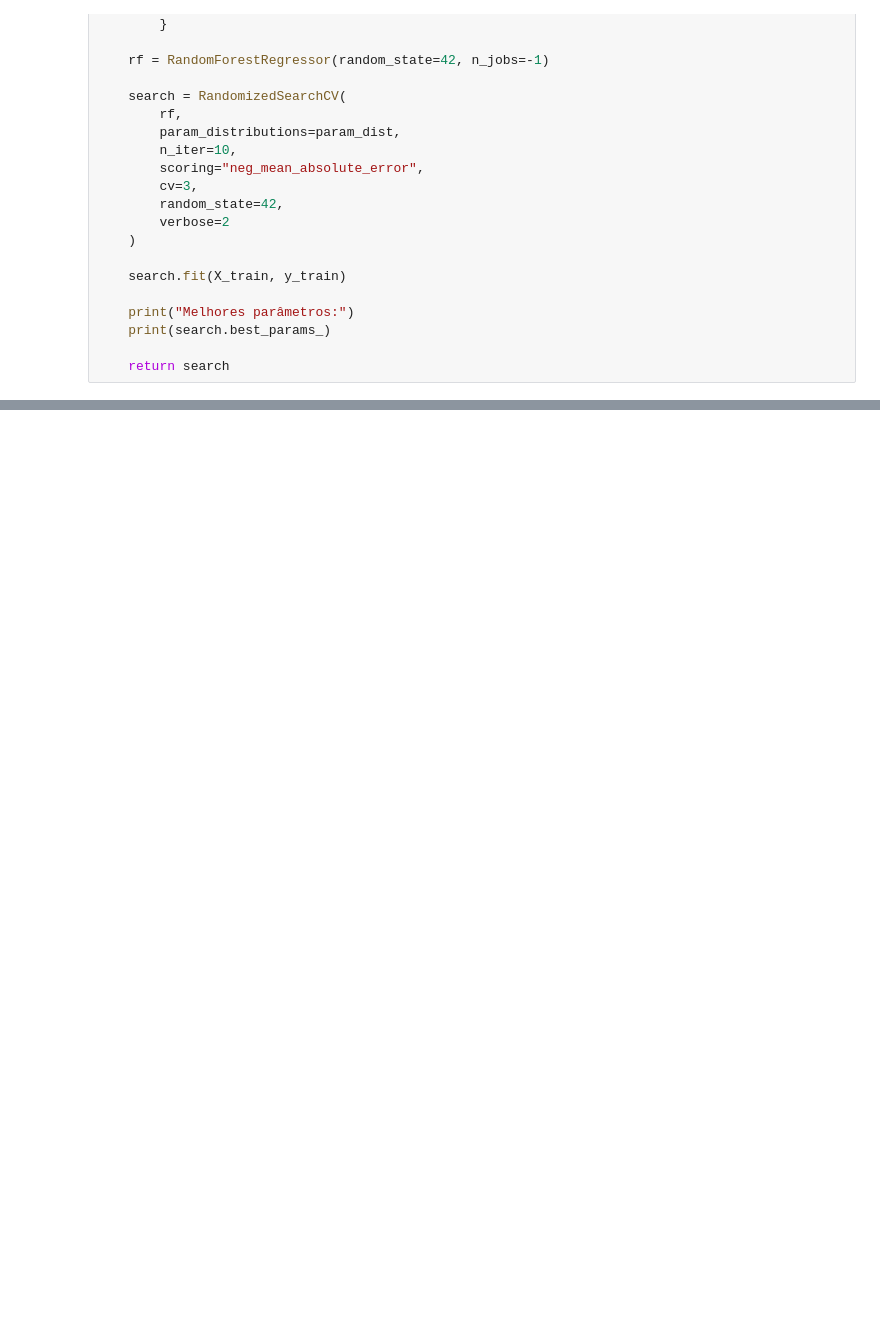
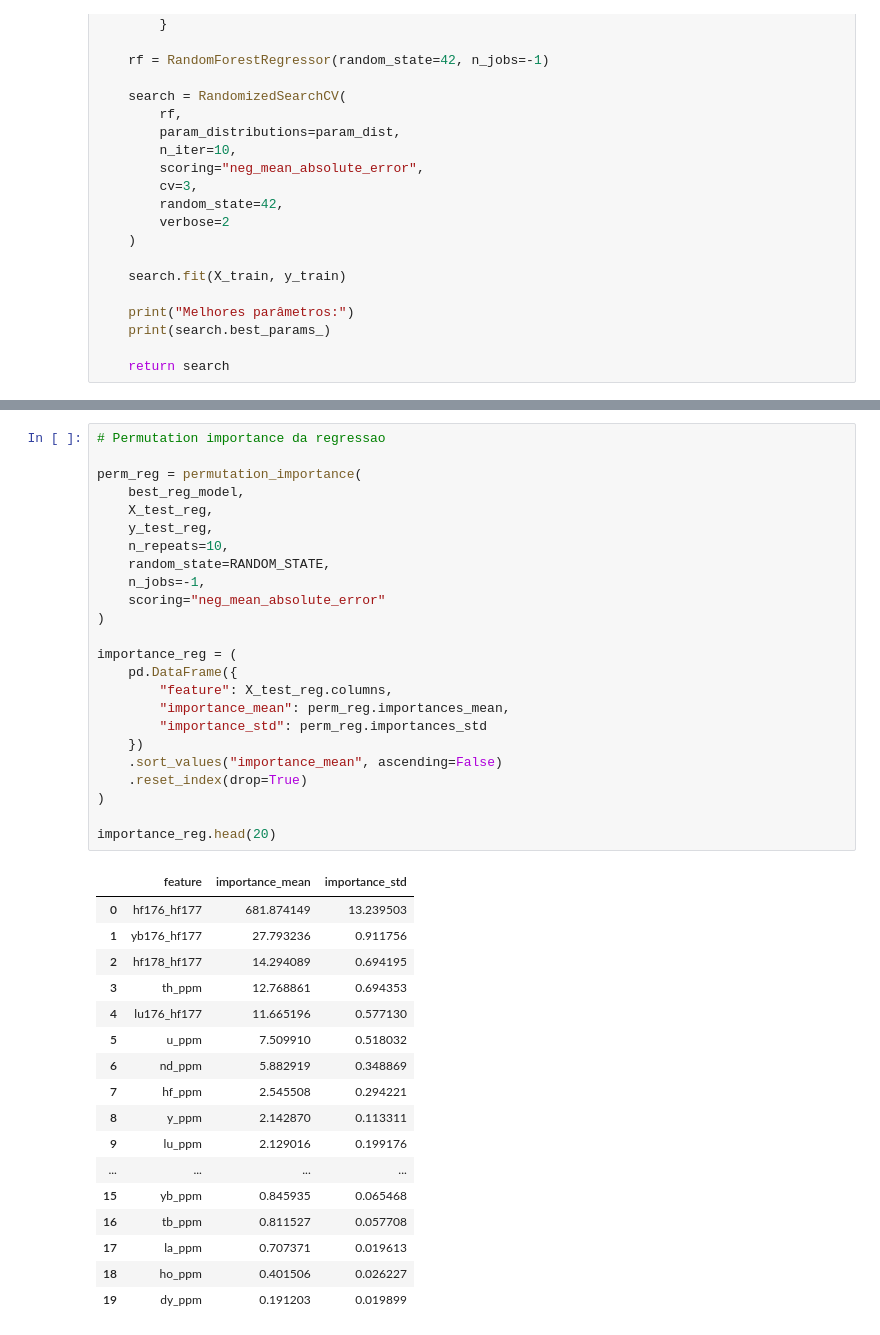
Before and after one commit to JCss156/zircon-age-prediction, a Jupyter notebook: notebooks/02_geochemical_age_classification.ipynb, the cells around one changed output, grey strips where cells are left out. Cells and saved outputs as stored; diff of their text form; blank space fills up the shorter version.

```diff
--- a/notebooks/02_geochemical_age_classification.ipynb
+++ b/notebooks/02_geochemical_age_classification.ipynb
@@ -724,0 +803,42 @@ weighted avg       0.85      0.84      0.84      6108
+# %%
+# Permutation importance da regressao
+
+perm_reg = permutation_importance(
+    best_reg_model,
+    X_test_reg,
+    y_test_reg,
+    n_repeats=10,
+    random_state=RANDOM_STATE,
+    n_jobs=-1,
+    scoring="neg_mean_absolute_error"
+)
+
+importance_reg = (
+    pd.DataFrame({
+        "feature": X_test_reg.columns,
+        "importance_mean": perm_reg.importances_mean,
+        "importance_std": perm_reg.importances_std
+    })
+    .sort_values("importance_mean", ascending=False)
+    .reset_index(drop=True)
+)
+
+importance_reg.head(20)
+# %% [output]
+|  | feature | importance_mean | importance_std |
+| 0 | hf176_hf177 | 681.874149 | 13.239503 |
+| 1 | yb176_hf177 | 27.793236 | 0.911756 |
+| 2 | hf178_hf177 | 14.294089 | 0.694195 |
+| 3 | th_ppm | 12.768861 | 0.694353 |
+| 4 | lu176_hf177 | 11.665196 | 0.577130 |
+| 5 | u_ppm | 7.509910 | 0.518032 |
+| 6 | nd_ppm | 5.882919 | 0.348869 |
+| 7 | hf_ppm | 2.545508 | 0.294221 |
+| 8 | y_ppm | 2.142870 | 0.113311 |
+| 9 | lu_ppm | 2.129016 | 0.199176 |
+| ... | ... | ... | ... |
+| 15 | yb_ppm | 0.845935 | 0.065468 |
+| 16 | tb_ppm | 0.811527 | 0.057708 |
+| 17 | la_ppm | 0.707371 | 0.019613 |
+| 18 | ho_ppm | 0.401506 | 0.026227 |
+| 19 | dy_ppm | 0.191203 | 0.019899 |
```
Also changed, not shown: parts of 20 cells of this notebook.
